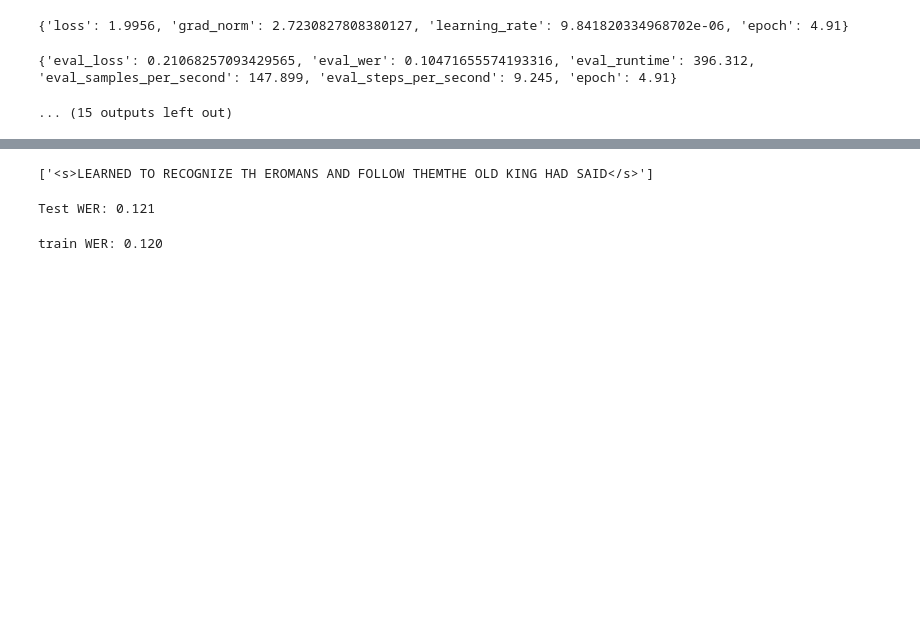
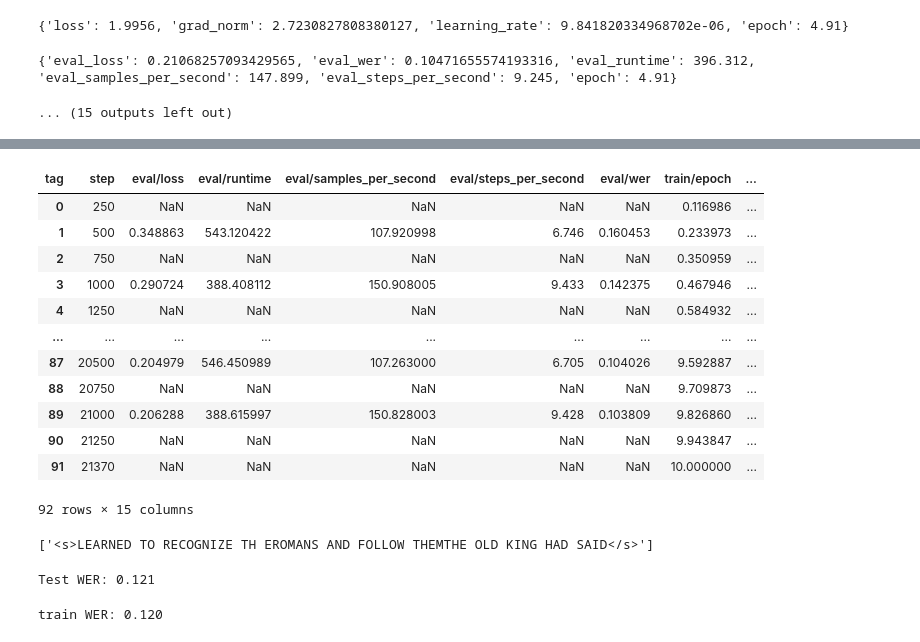
Before and after one commit to teofc111/asr_project, a Jupyter notebook: asr-train/cv-train-2a.ipynb, the cells around one changed output, grey strips where cells are left out. Drawn from its saved outputs; the diff is of its cells as text; code cells hidden in the pictures; blank space fills up the shorter version.

```diff
--- a/asr-train/cv-train-2a.ipynb
+++ b/asr-train/cv-train-2a.ipynb
@@ -605,3 +863,19 @@ trainer.train(resume_from_checkpoint=True)
+# %%
+df
+# %% [output]
+| tag | step | eval/loss | eval/runtime | eval/samples_per_second | eval/steps_per_second | eval/wer | train/epoch | ... |
+| 0 | 250 | NaN | NaN | NaN | NaN | NaN | 0.116986 | ... |
+| 1 | 500 | 0.348863 | 543.120422 | 107.920998 | 6.746 | 0.160453 | 0.233973 | ... |
+| 2 | 750 | NaN | NaN | NaN | NaN | NaN | 0.350959 | ... |
+| 3 | 1000 | 0.290724 | 388.408112 | 150.908005 | 9.433 | 0.142375 | 0.467946 | ... |
+| 4 | 1250 | NaN | NaN | NaN | NaN | NaN | 0.584932 | ... |
+| ... | ... | ... | ... | ... | ... | ... | ... | ... |
+| 87 | 20500 | 0.204979 | 546.450989 | 107.263000 | 6.705 | 0.104026 | 9.592887 | ... |
+| 88 | 20750 | NaN | NaN | NaN | NaN | NaN | 9.709873 | ... |
+| 89 | 21000 | 0.206288 | 388.615997 | 150.828003 | 9.428 | 0.103809 | 9.826860 | ... |
+| 90 | 21250 | NaN | NaN | NaN | NaN | NaN | 9.943847 | ... |
+| 91 | 21370 | NaN | NaN | NaN | NaN | NaN | 10.000000 | ... |
+92 rows × 15 columns
 # %%
 # Load audio file
 audio_file = "/home/tfc/asr_project/common_voice/cv-valid-train/cv-valid-train/sample-000000.wav"  # Replace with your audio file path
```
Also changed, not shown: parts of 12 cells of this notebook.
